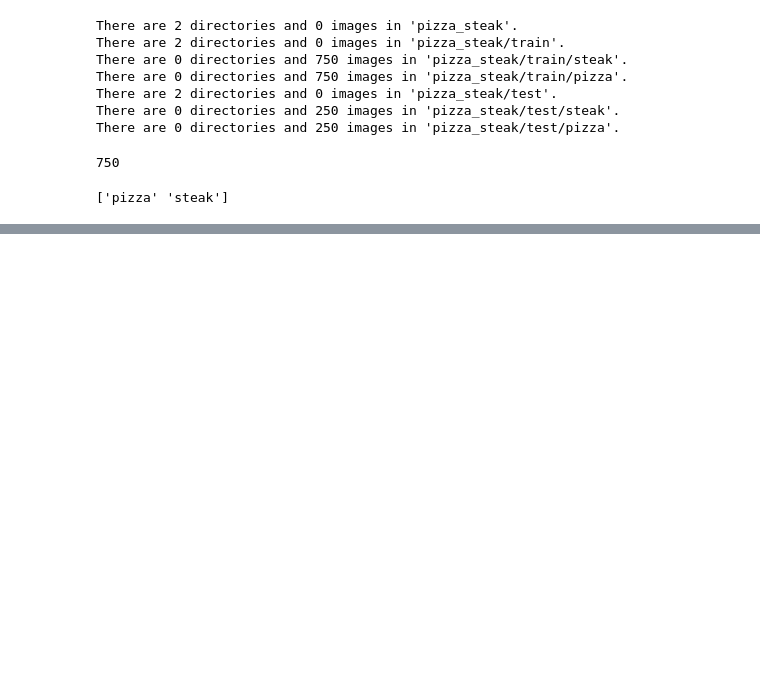
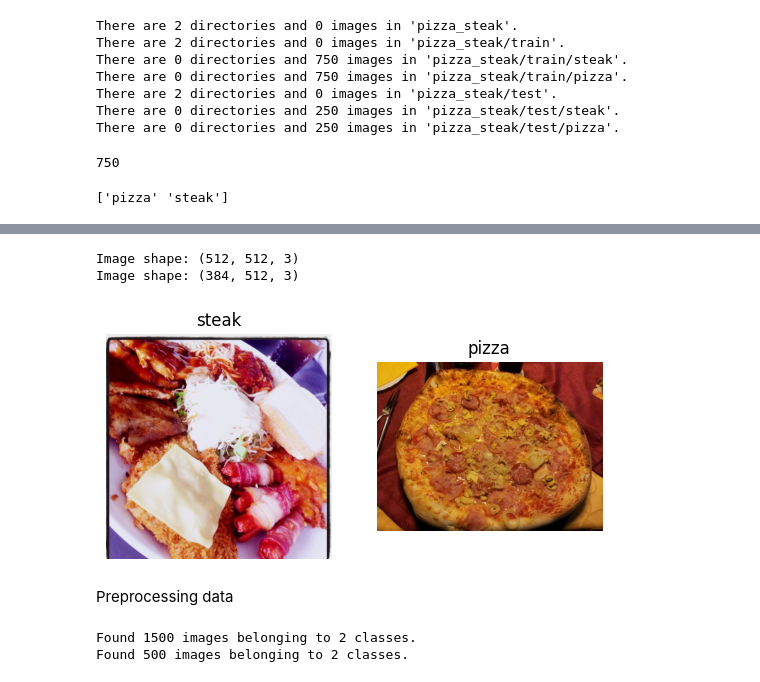
Before and after one commit to hubixr/Tensorflow, a Jupyter notebook: tensorflow-cnn/cnn.ipynb, the cells around one changed output, grey strips where cells are left out. Saved outputs shown, nothing was run; the diff lists cells and outputs as text; code cells hidden in the pictures; blank space fills up the shorter version.

```diff
--- a/tensorflow-cnn/cnn.ipynb
+++ b/tensorflow-cnn/cnn.ipynb
@@ -306,0 +394,13 @@ _________________________________________________________________
+# %%
+# Visualize data (requires function 'view_random_image' above)
+plt.figure()
+plt.subplot(1, 2, 1)
+steak_img = view_random_image("pizza_steak/train/", "steak")
+plt.subplot(1, 2, 2)
+pizza_img = view_random_image("pizza_steak/train/", "pizza")
+# %% [output]
+Image shape: (512, 512, 3)
+Image shape: (384, 512, 3)
+[figure, added]
+# %% [markdown]
+Preprocessing data
@@ -306,0 +416,13 @@ _________________________________________________________________
+# %%
+#turn data into batches
+train_data = train_datagen.flow_from_directory(directory=train_dir,
+                                               batch_size=32,
+                                               target_size=(224, 224),
+                                               class_mode="binary",)
+test_data = test_datagen.flow_from_directory(directory=test_dir,
+                                               batch_size=32,
+                                               target_size=(224, 224),
+                                               class_mode="binary",) #categorical if more than 2 classes
+# %% [output]
+Found 1500 images belonging to 2 classes.
+Found 500 images belonging to 2 classes.
```
Also changed, not shown: parts of 15 cells of this notebook.
